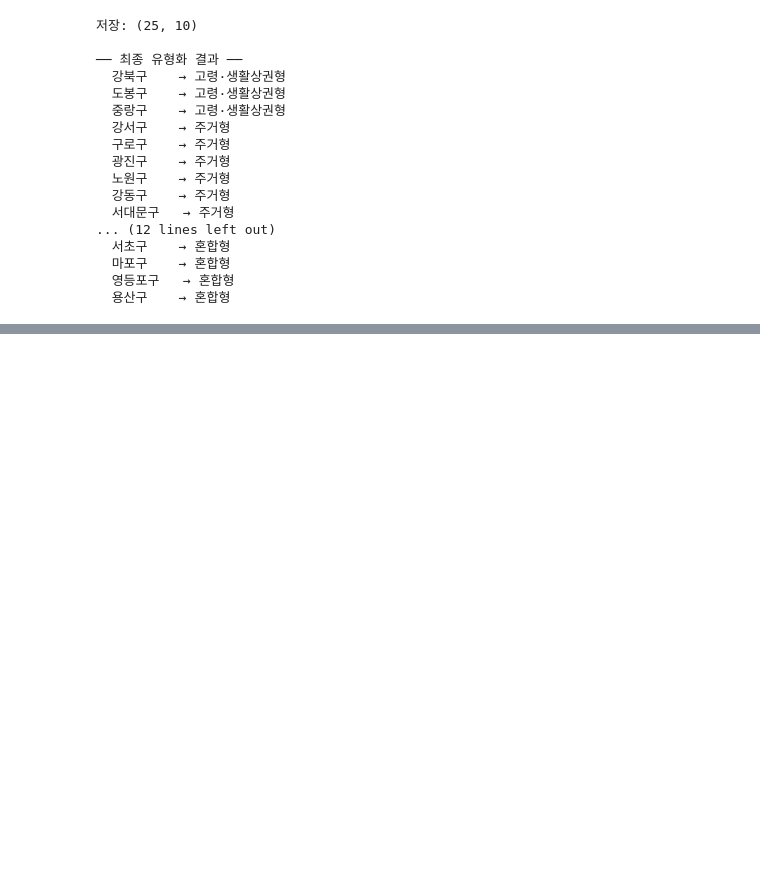
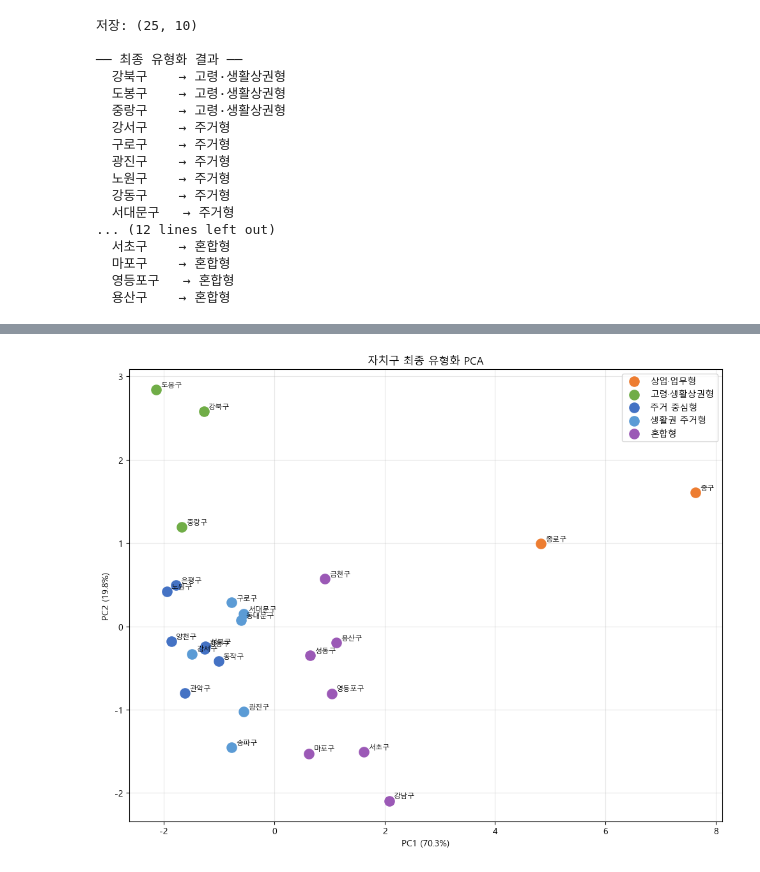
Before and after one commit to seoyeon435/seoul-bigdata, a Jupyter notebook: notebooks/02_analysis/02_clustering.ipynb, the cells around one changed output, grey strips where cells are left out. Drawn from its saved outputs; the diff is of its cells as text; code cells hidden in the pictures; blank space fills up the shorter version.

Commit message:
Update clustering notebook

```diff
--- a/notebooks/02_analysis/02_clustering.ipynb
+++ b/notebooks/02_analysis/02_clustering.ipynb
@@ -494,0 +772,81 @@ summary
+# %%
+# ─────────────────────────────────────────────────────────
+# 10-4. 최종 유형 PCA 시각화
+# ─────────────────────────────────────────────────────────
+from sklearn.decomposition import PCA
+
+# X_scaled가 DataFrame일 수도 있고 ndarray일 수도 있으니 안전하게 처리
+if isinstance(X_scaled, pd.DataFrame):
+    X_for_pca = X_scaled.values
+    gu_labels = X_scaled.index.tolist()
+else:
+    X_for_pca = X_scaled
+    gu_labels = f['gu'].tolist()   # f의 행 순서가 X_scaled와 같다는 전제
+
+# PCA
+pca_final = PCA(n_components=2, random_state=42)
+coords_final = pca_final.fit_transform(X_for_pca)
+
+print(f"PC1 설명 분산: {pca_final.explained_variance_ratio_[0]:.1%}")
+print(f"PC2 설명 분산: {pca_final.explained_variance_ratio_[1]:.1%}")
+
+# 시각화용 데이터프레임
+pca_plot_df = pd.DataFrame({
+    'gu': gu_labels,
+    'PC1': coords_final[:, 0],
+    'PC2': coords_final[:, 1]
+})
+
+# f의 최종 유형 붙이기
+pca_plot_df = pca_plot_df.merge(
+    f[['gu', 'gu_type_final']],
+    on='gu',
+    how='left'
+)
+
+FINAL_COLORS = {
+    '상업·업무형': '#ED7D31',
+    '고령·생활상권형': '#70AD47',
+    '주거 중심형': '#4472C4',
+    '생활권 주거형': '#5B9BD5',
+    '혼합형': '#9B59B6',
+    '물류·혼합형': '#FFC000'
+}
+
+fig, ax = plt.subplots(figsize=(10, 8))
+
+for t in final_type_order:
+    tmp = pca_plot_df[pca_plot_df['gu_type_final'] == t]
+    if len(tmp) == 0:
+        continue
+
+    ax.scatter(
+        tmp['PC1'], tmp['PC2'],
+        c=FINAL_COLORS.get(t, 'gray'),
+        s=120,
+        label=t,
+        zorder=3
+    )
+
+# 자치구 라벨 표시
+for _, row in pca_plot_df.iterrows():
+    ax.annotate(
+        row['gu'],
+        (row['PC1'], row['PC2']),
+        textcoords='offset points',
+        xytext=(5, 3),
+        fontsize=8
+    )
+
+ax.set_xlabel(f"PC1 ({pca_final.explained_variance_ratio_[0]:.1%})")
+ax.set_ylabel(f"PC2 ({pca_final.explained_variance_ratio_[1]:.1%})")
+ax.set_title("자치구 최종 유형화 PCA")
+ax.legend(loc='best')
+ax.grid(alpha=0.3)
+
+plt.tight_layout()
+plt.savefig(OUT / 'cluster_pca_final_types.png', dpi=150, bbox_inches='tight')
+plt.show()
+
+print("\n저장 완료:", OUT / 'cluster_pca_final_types.png')
+# %% [output]
@@ -494,0 +855 @@ summary
+[figure, added]
```
Also changed, not shown: parts of 7 cells of this notebook.
